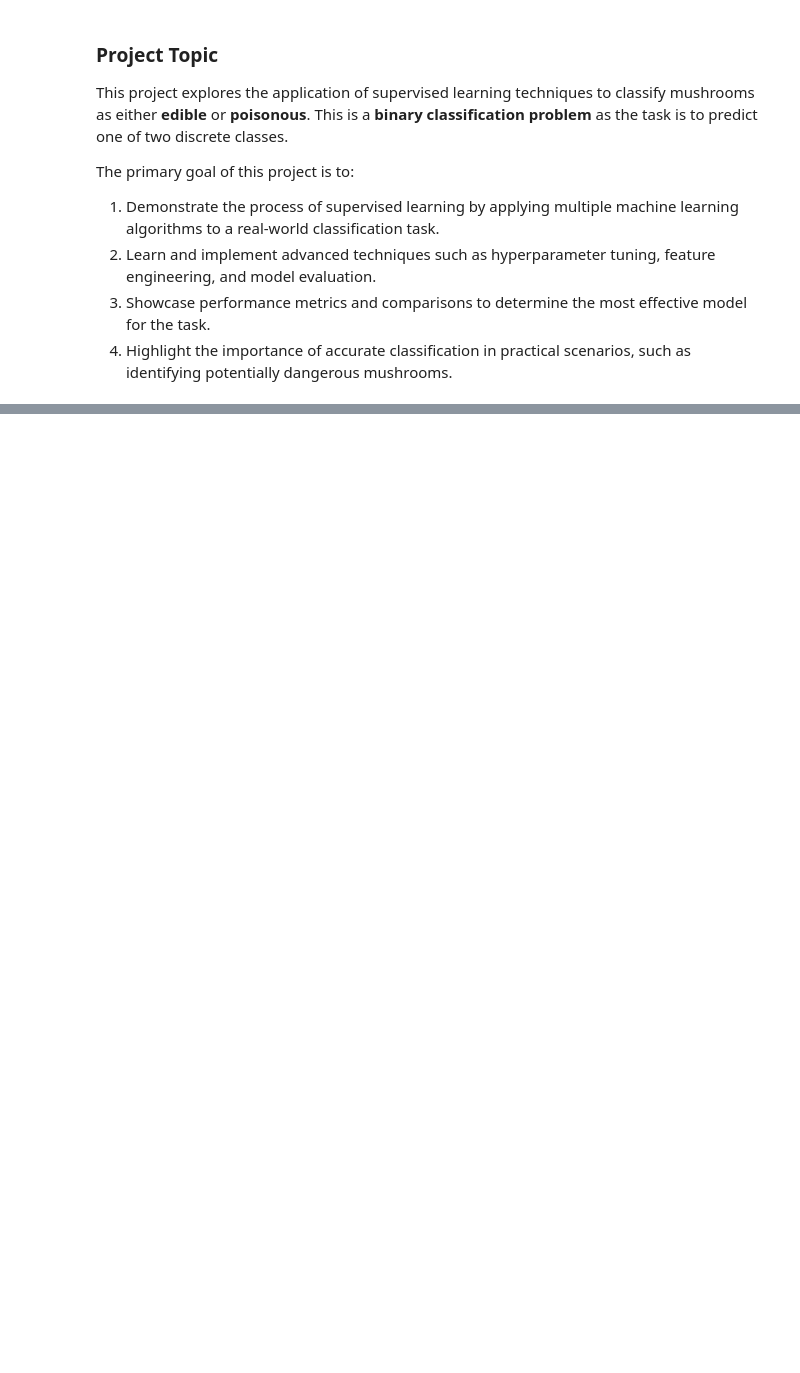
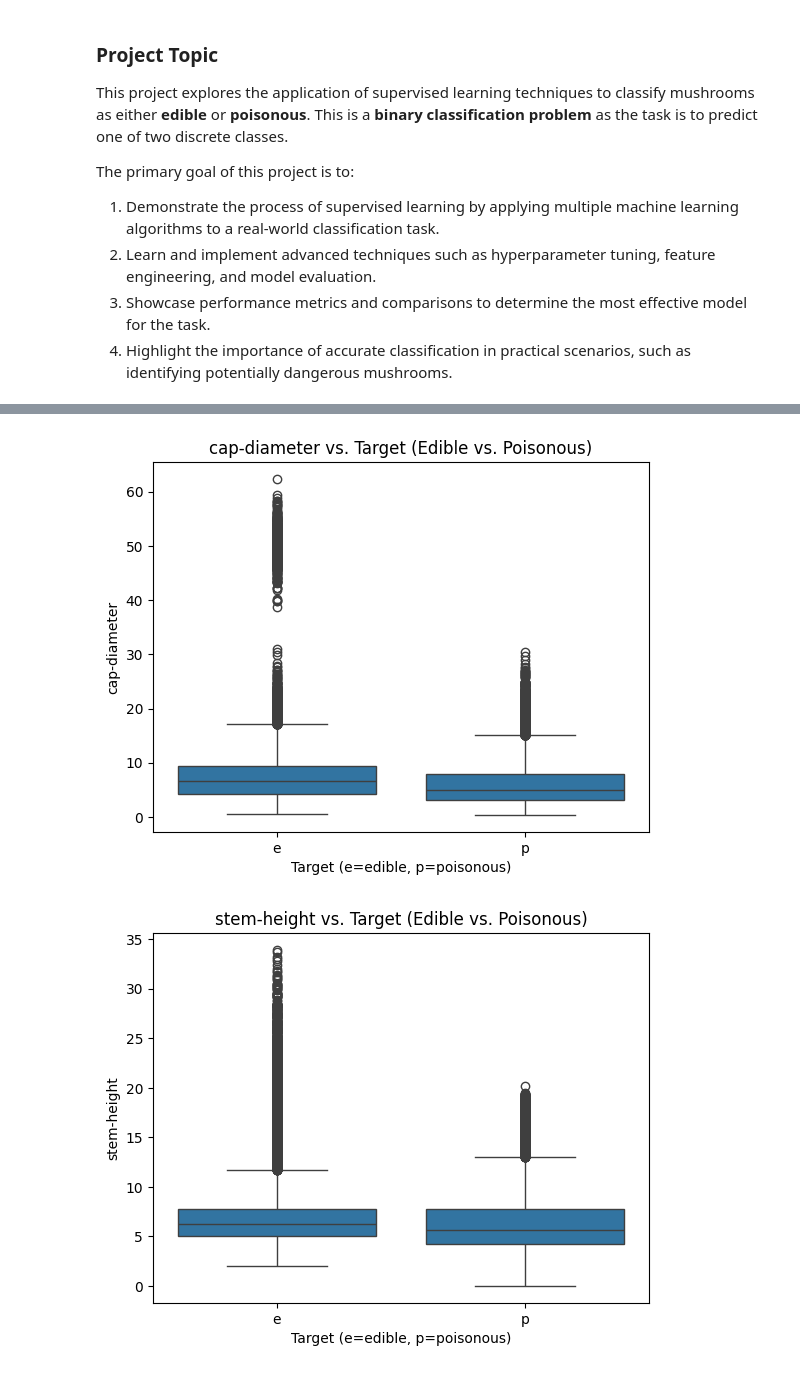
Before and after one commit to porterwilcox/supervised-learning, a Jupyter notebook: supervised-learning.ipynb, the cells around one changed output, grey strips where cells are left out. Cells and saved outputs as stored; diff of their text form; code cells hidden in the pictures; blank space fills up the shorter version.

```diff
--- a/supervised-learning.ipynb
+++ b/supervised-learning.ipynb
@@ -108,0 +167,9 @@ Data is clean and ready to explore, train, and test!
+# %%
+for f in num_features:
+    sns.boxplot(x=y_col, y=f, data=X, order=['e', 'p'])
+    plt.title(f + ' vs. Target (Edible vs. Poisonous)')
+    plt.xlabel('Target (e=edible, p=poisonous)')
+    plt.show()
+# %% [output]
+[figure, added]
+[figure, added]
```
Also changed, not shown: parts of 14 cells of this notebook.
